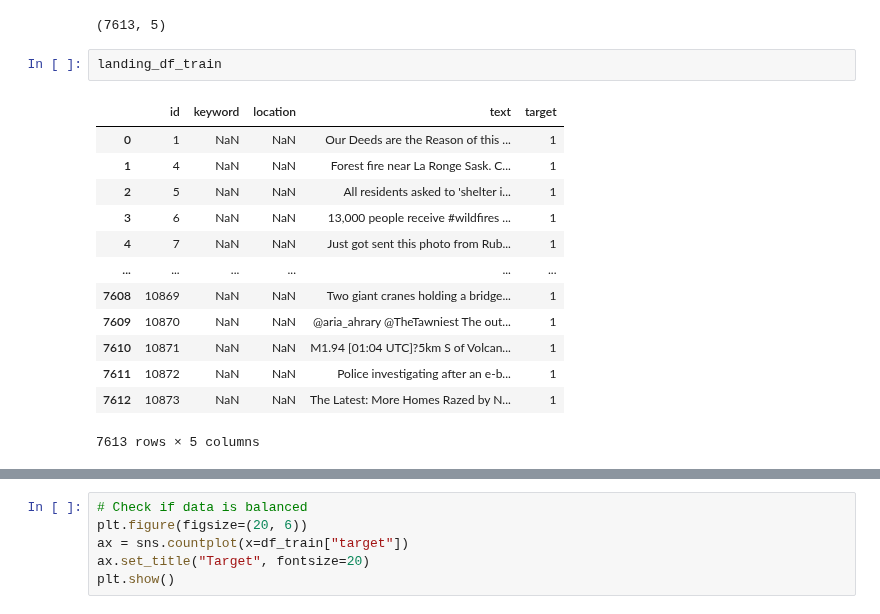
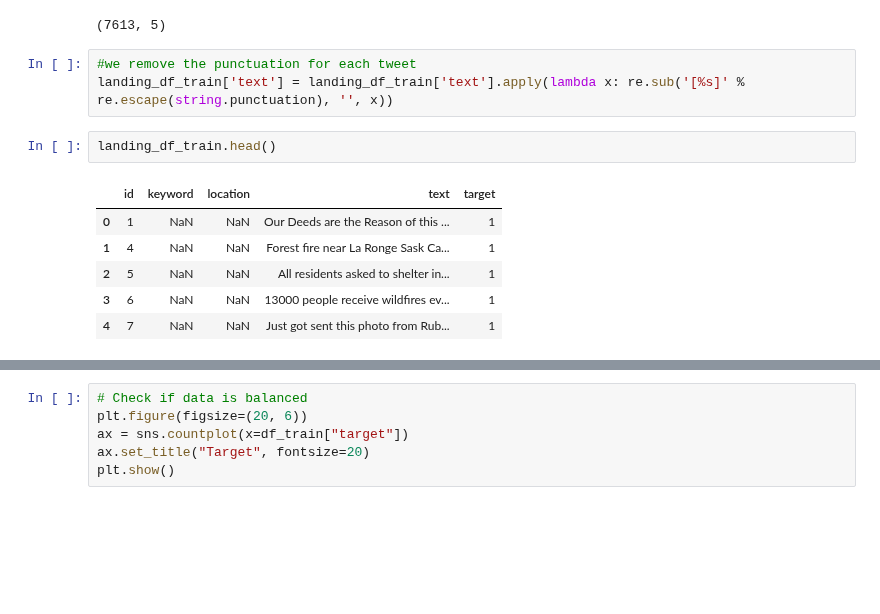
Before and after one commit to p3p31v/NLP-with-Disaster-Tweets, a Jupyter notebook: notebooks/EDA.ipynb, the cells around one changed output, grey strips where cells are left out. Drawn from its saved outputs; the diff is of its cells as text; blank space fills up the shorter version.

Commit message:
New dataset defined without punctuation and stopwords.

```diff
--- a/notebooks/EDA.ipynb
+++ b/notebooks/EDA.ipynb
@@ -141,18 +144,14 @@ landing_df_train.shape
 # %% [output]
 (7613, 5)
 # %%
-landing_df_train
+#we remove the punctuation for each tweet
+landing_df_train['text'] = landing_df_train['text'].apply(lambda x: re.sub('[%s]' % re.escape(string.punctuation), '', x))
-# %% [output]
-|  | id | keyword | location | text | target |
-| 0 | 1 | NaN | NaN | Our Deeds are the Reason of this ... | 1 |
-| 1 | 4 | NaN | NaN | Forest fire near La Ronge Sask. C... | 1 |
-| 2 | 5 | NaN | NaN | All residents asked to 'shelter i... | 1 |
-| 3 | 6 | NaN | NaN | 13,000 people receive #wildfires ... | 1 |
-| 4 | 7 | NaN | NaN | Just got sent this photo from Rub... | 1 |
-| ... | ... | ... | ... | ... | ... |
-| 7608 | 10869 | NaN | NaN | Two giant cranes holding a bridge... | 1 |
-| 7609 | 10870 | NaN | NaN | @aria_ahrary @TheTawniest The out... | 1 |
-| 7610 | 10871 | NaN | NaN | M1.94 [01:04 UTC]?5km S of Volcan... | 1 |
-| 7611 | 10872 | NaN | NaN | Police investigating after an e-b... | 1 |
-| 7612 | 10873 | NaN | NaN | The Latest: More Homes Razed by N... | 1 |
-7613 rows × 5 columns
+# %%
+landing_df_train.head()
+# %% [output]
+|  | id | keyword | location | text | target |
+| 0 | 1 | NaN | NaN | Our Deeds are the Reason of this ... | 1 |
+| 1 | 4 | NaN | NaN | Forest fire near La Ronge Sask Ca... | 1 |
+| 2 | 5 | NaN | NaN | All residents asked to shelter in... | 1 |
+| 3 | 6 | NaN | NaN | 13000 people receive wildfires ev... | 1 |
+| 4 | 7 | NaN | NaN | Just got sent this photo from Rub... | 1 |
```
Also changed, not shown: parts of 6 cells of this notebook.
